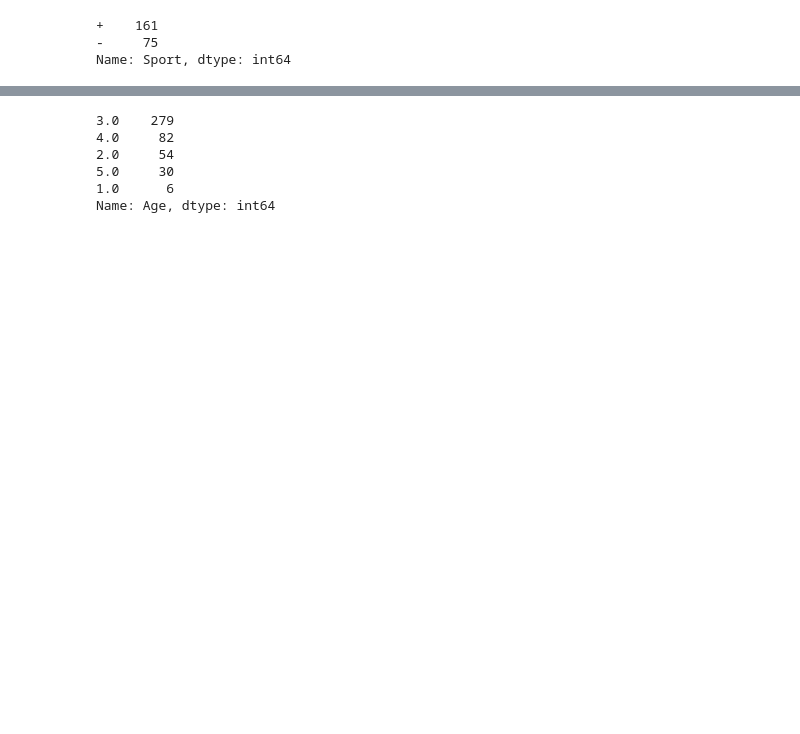
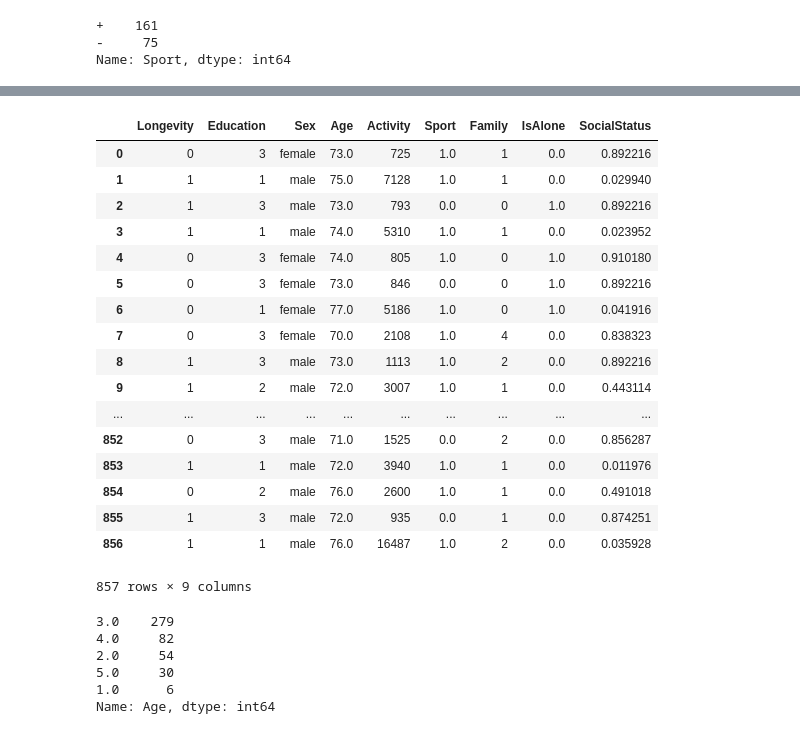
Before and after one commit to PsychosocialMan/photon, a Jupyter notebook: day2_preprocessing/day2_preprocessing.ipynb, the cells around one changed output, grey strips where cells are left out. Cells and saved outputs as stored; diff of their text form; code cells hidden in the pictures; blank space fills up the shorter version.

```diff
--- a/day2_preprocessing/day2_preprocessing.ipynb
+++ b/day2_preprocessing/day2_preprocessing.ipynb
@@ -335,3 +338,50 @@ See the caveats in the documentation: http://pandas.pydata.org/pandas-docs/stabl
+# %%
+#8) Добавление признака социального статуса пожилого человека (пусть будет SocialStatus = Age*Education)
+socialStatus = train_df['Age'].copy() #инициализация
+for i in range(len(train_df['Age'])):
+    socialStatus[i] = train_df['Age'][i] * train_df['Education'][i]
+
+#Применим к SocialStatus min-max нормализацию
+min = socialStatus.min()
+max = socialStatus.max()
+socialStatus = socialStatus.map(lambda v: (v-min)/(max-min))
+
+#добавление признака в датасет train_df
+train_df['SocialStatus'] = socialStatus
+
+socialStatus = test_df['Age'].copy() #инициализация
+for i in range(len(test_df['Age'])):
+    socialStatus[i] = test_df['Age'][i] * test_df['Education'][i]
+
+#Применим к SocialStatus min-max нормализацию
+min = socialStatus.min()
+max = socialStatus.max()
+socialStatus = socialStatus.map(lambda v: (v-min)/(max-min))
+
+#добавление признака в датасет test_df
+test_df['SocialStatus'] = socialStatus
+
+#проверка
+train_df
+# %% [output]
+|  | Longevity | Education | Sex | Age | Activity | Sport | Family | IsAlone | SocialStatus |
+| 0 | 0 | 3 | female | 73.0 | 725 | 1.0 | 1 | 0.0 | 0.892216 |
+| 1 | 1 | 1 | male | 75.0 | 7128 | 1.0 | 1 | 0.0 | 0.029940 |
+| 2 | 1 | 3 | male | 73.0 | 793 | 0.0 | 0 | 1.0 | 0.892216 |
+| 3 | 1 | 1 | male | 74.0 | 5310 | 1.0 | 1 | 0.0 | 0.023952 |
+| 4 | 0 | 3 | female | 74.0 | 805 | 1.0 | 0 | 1.0 | 0.910180 |
+| 5 | 0 | 3 | female | 73.0 | 846 | 0.0 | 0 | 1.0 | 0.892216 |
+| 6 | 0 | 1 | female | 77.0 | 5186 | 1.0 | 0 | 1.0 | 0.041916 |
+| 7 | 0 | 3 | female | 70.0 | 2108 | 1.0 | 4 | 0.0 | 0.838323 |
+| 8 | 1 | 3 | male | 73.0 | 1113 | 1.0 | 2 | 0.0 | 0.892216 |
+| 9 | 1 | 2 | male | 72.0 | 3007 | 1.0 | 1 | 0.0 | 0.443114 |
+| ... | ... | ... | ... | ... | ... | ... | ... | ... | ... |
+| 852 | 0 | 3 | male | 71.0 | 1525 | 0.0 | 2 | 0.0 | 0.856287 |
+| 853 | 1 | 1 | male | 72.0 | 3940 | 1.0 | 1 | 0.0 | 0.011976 |
+| 854 | 0 | 2 | male | 76.0 | 2600 | 1.0 | 1 | 0.0 | 0.491018 |
+| 855 | 1 | 3 | male | 72.0 | 935 | 0.0 | 1 | 0.0 | 0.874251 |
+| 856 | 1 | 1 | male | 76.0 | 16487 | 1.0 | 2 | 0.0 | 0.035928 |
+857 rows × 9 columns
 # %%
 #9) Cоздать новый признак диапазонов возрасного равновесия на основе признака Age,
 #т.к. это поможет разделить пожилых людей на группы условно равновесного состояния
```
Also changed, not shown: parts of 15 cells of this notebook.
